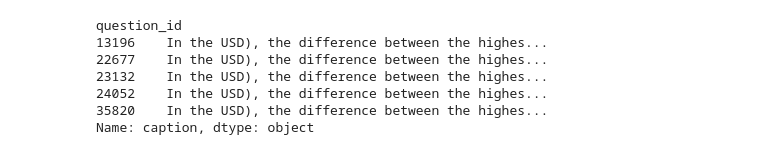
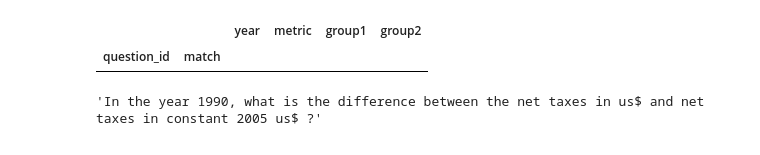
Before and after one commit to jaidevd/gog-embed, a Jupyter notebook: grammar.ipynb, the cells around one changed output. Saved outputs shown, nothing was run; the diff lists cells and outputs as text; code cells hidden in the pictures.

```diff
--- a/grammar.ipynb
+++ b/grammar.ipynb
@@ -47,6 +50,6 @@ qids = sorted(qids)
 # %%
-df = []
-for x in tqdm(pd.read_json('data/qa_captions.json', lines=True, chunksize=1_000_000)):
-    x.set_index('question_id', verify_integrity=True, inplace=True)
-    x = x[x.index.isin(qids)]
-    df.append(x)
+X =[]
+for df in tqdm(pd.read_json('data/qa_captions.json', lines=True, chunksize=1_000_000)):
+    df = df[df['template_id'] == 42].set_index('question_id', verify_integrity=True)
+    X.append(df)
+X = pd.concat(X, axis=0)
@@ -64,11 +56,11 @@ df.head()
-# %%
-x = df[df['template_id'] == 2]
-x['caption'].head()
-# %% [output]
-question_id
-13196    In the USD), the difference between the highes...
-22677    In the USD), the difference between the highes...
-23132    In the USD), the difference between the highes...
-24052    In the USD), the difference between the highes...
-35820    In the USD), the difference between the highes...
-Name: caption, dtype: object
+# %%
+y = X['question_string'].str.extractall(pat)
+# %%
+y.head()
+# %% [output]
+|  |  | year | metric | group1 | group2 |
+| question_id | match |  |  |  |  |
+# %%
+X.loc[202]['question_string']
+# %% [output]
+'In the year 1990, what is the difference between the net taxes in us$ and net taxes in constant 2005 us$ ?'
```
Also changed, not shown: parts of 43 cells of this notebook, 5 other files.
